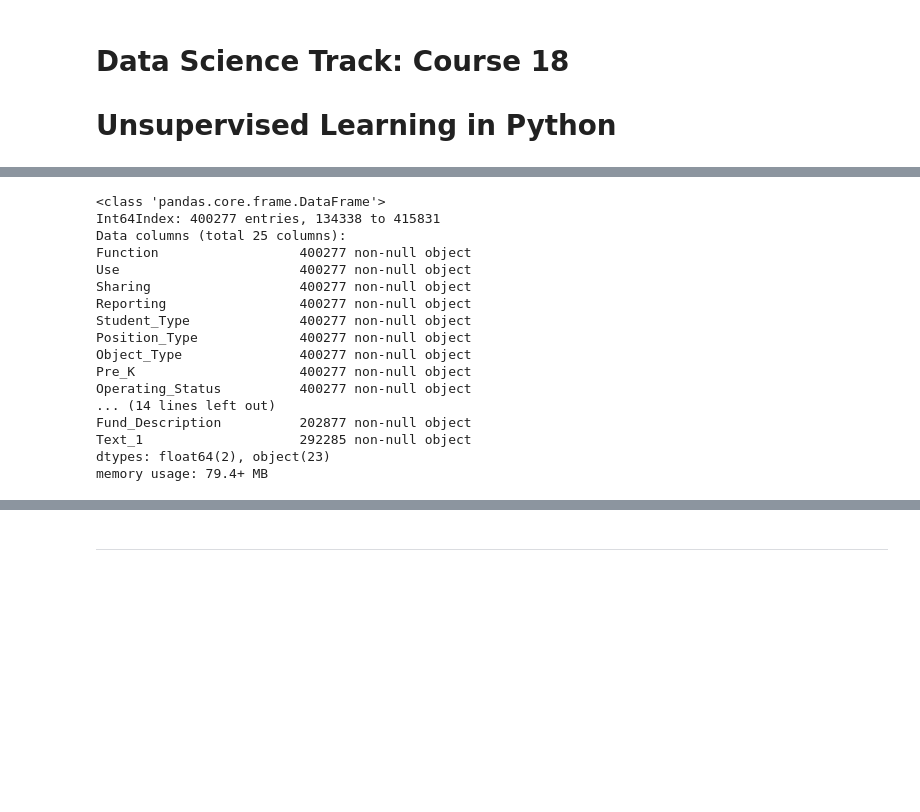
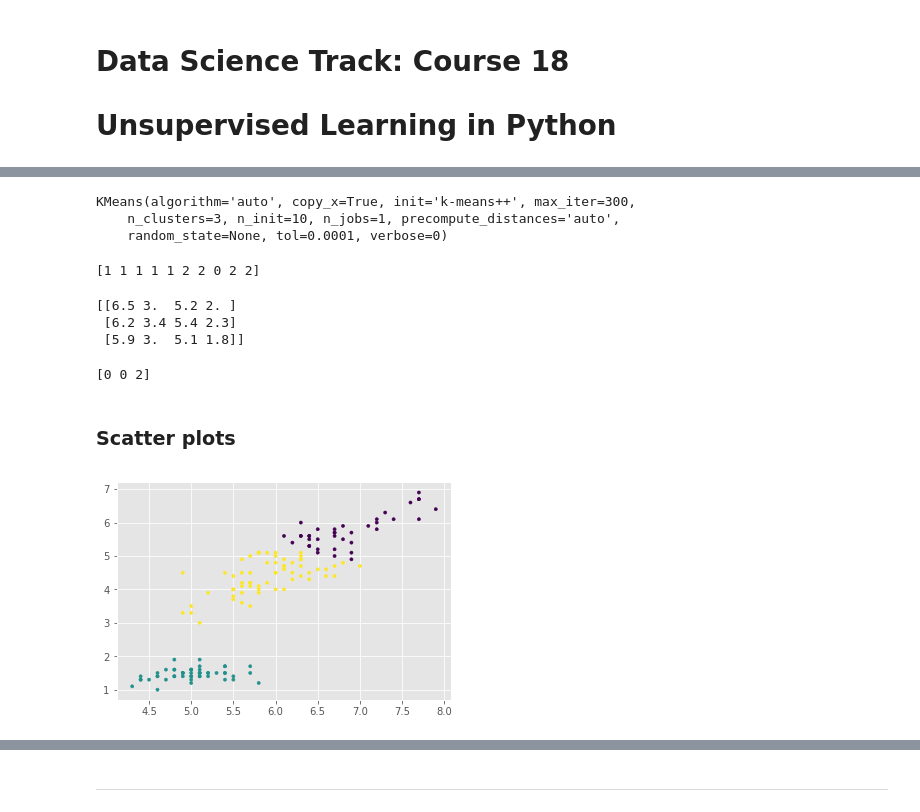
Before and after one commit to jadoonengr/DataCamp-Notes, a Jupyter notebook: 18. Unsupervised Learning in Python.ipynb, the cells around one changed output, grey strips where cells are left out. Cells and saved outputs as stored; diff of their text form; code cells hidden in the pictures; blank space fills up the shorter version.

```diff
--- a/18. Unsupervised Learning in Python.ipynb
+++ b/18. Unsupervised Learning in Python.ipynb
@@ -73,0 +17,5 @@ sample_df.describe()
+# %%
+# k-means clustering with scikit-learn
+
+from sklearn.datasets import load_iris
+samples = load_iris()['data']
@@ -74,24 +35,38 @@ sample_df.describe()
+# %%
+from sklearn.cluster import KMeans
+model = KMeans(n_clusters=3)
+model.fit(samples)
+# %% [output]
+KMeans(algorithm='auto', copy_x=True, init='k-means++', max_iter=300,
+    n_clusters=3, n_init=10, n_jobs=1, precompute_distances='auto',
+    random_state=None, tol=0.0001, verbose=0)
+# %%
+labels = model.predict(samples)
+print(labels[45:55])
+# %% [output]
+[1 1 1 1 1 2 2 0 2 2]
+# %%
+# Cluster labels for new samples
+
+new_samples = samples[-3:]
+print(new_samples)
+# %% [output]
+[[6.5 3.  5.2 2. ]
+ [6.2 3.4 5.4 2.3]
+ [5.9 3.  5.1 1.8]]
+# %%
+new_labels = model.predict(new_samples)
+print(new_labels)
+# %% [output]
+[0 0 2]
+# %% [markdown]
+### Scatter plots
+# %%
+xs = samples[:,0]
+ys = samples[:,2]
+plt.scatter(xs, ys, c=labels, s=10)
+plt.show()
+# %% [output]
+[figure, added]
 # %%
 # EXERCISES
-# %%
-# Loading the data
-df = pd.read_csv('datasets/drivendata/TrainingData.csv',index_col=0)
-df.info()
-# %% [output]
-<class 'pandas.core.frame.DataFrame'>
-Int64Index: 400277 entries, 134338 to 415831
-Data columns (total 25 columns):
-Function                  400277 non-null object
-Use                       400277 non-null object
-Sharing                   400277 non-null object
-Reporting                 400277 non-null object
-Student_Type              400277 non-null object
-Position_Type             400277 non-null object
-Object_Type               400277 non-null object
-Pre_K                     400277 non-null object
-Operating_Status          400277 non-null object
-... (14 lines left out)
-Fund_Description          202877 non-null object
-Text_1                    292285 non-null object
-dtypes: float64(2), object(23)
-memory usage: 79.4+ MB
```
Also changed, not shown: parts of 252 cells of this notebook, 26 other files.
